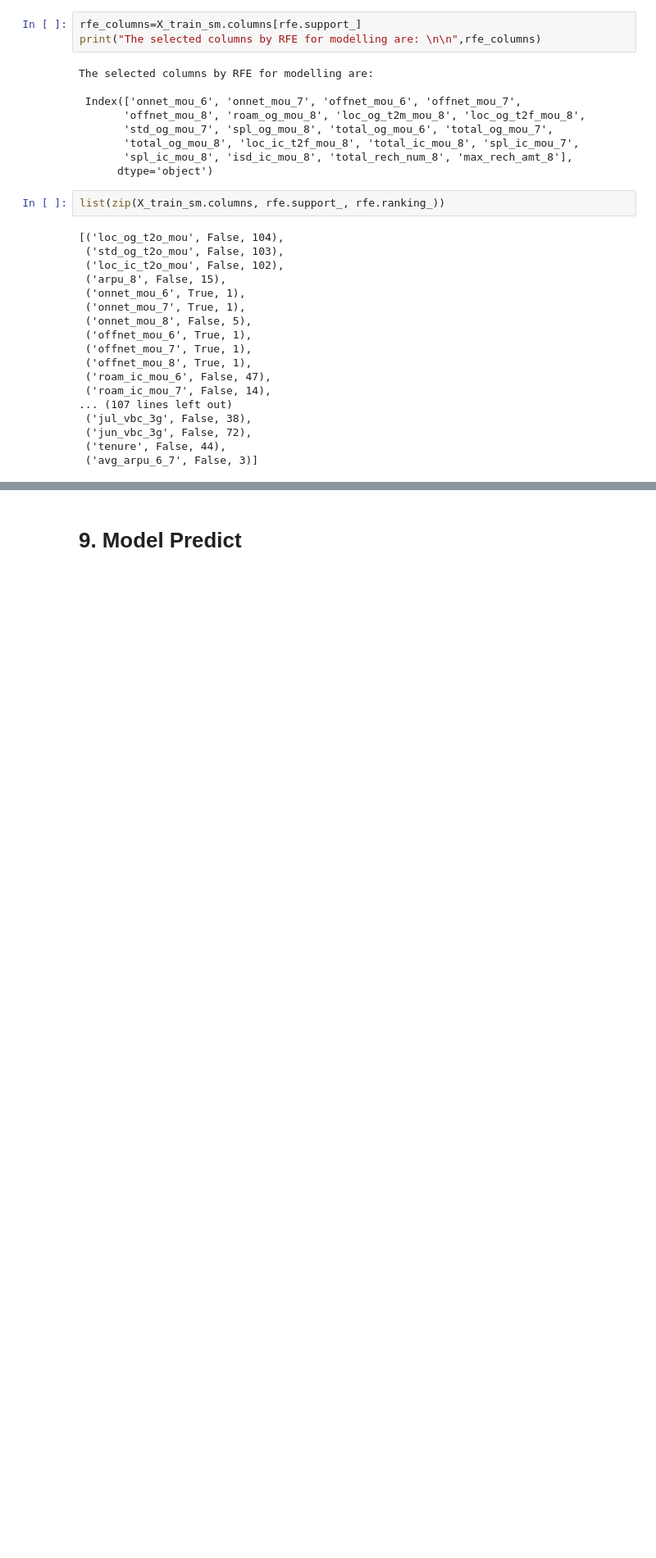
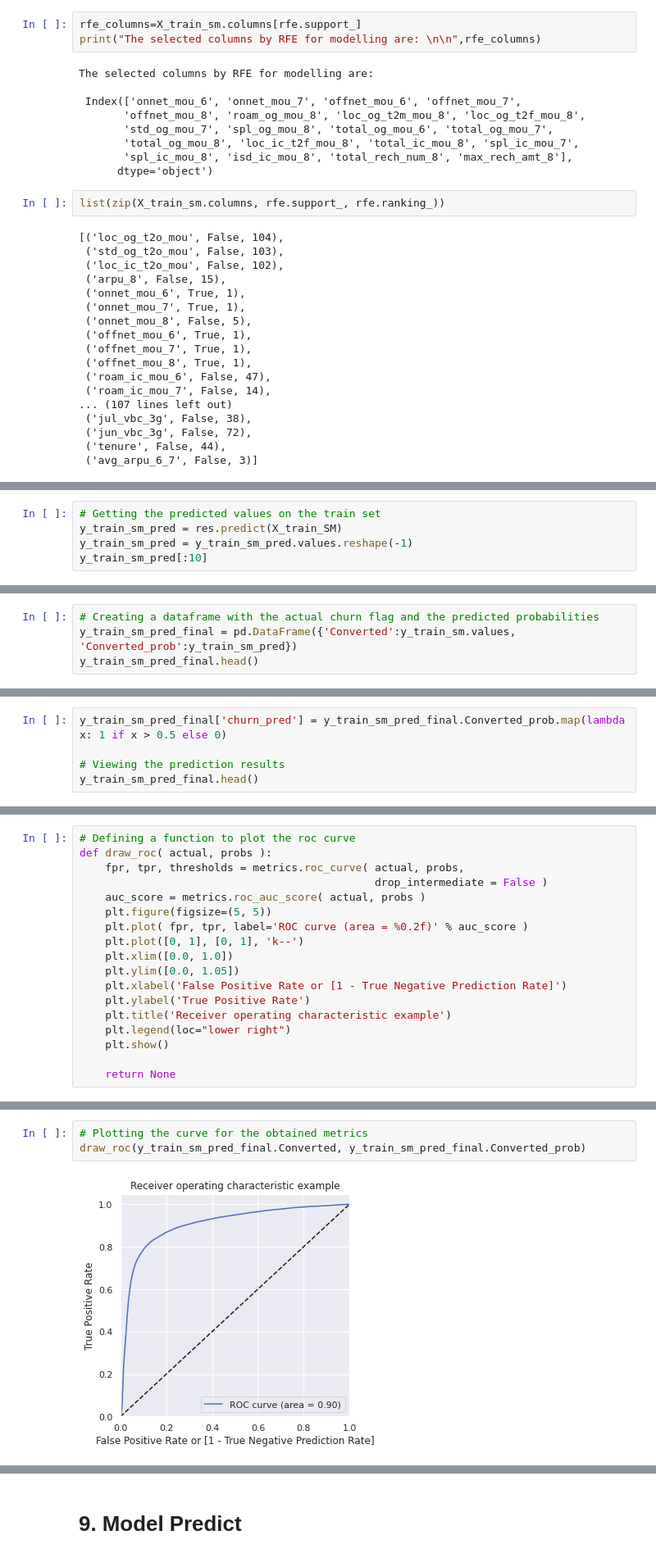
Before and after one commit to pravin691983/TelecomChurnCaseStudy, a Jupyter notebook: PRAVIN_TAWADE.ipynb, the cells around one changed output, grey strips where cells are left out. Shown at 82% size. Saved outputs shown, nothing was run; the diff lists cells and outputs as text; blank space fills up the shorter version.

```diff
--- a/PRAVIN_TAWADE.ipynb
+++ b/PRAVIN_TAWADE.ipynb
@@ -1009,0 +1011,5 @@ Trade-offs always help us to find the sweet spot or the middle ground. Machine l
+# %%
+# Getting the predicted values on the train set
+y_train_sm_pred = res.predict(X_train_SM)
+y_train_sm_pred = y_train_sm_pred.values.reshape(-1)
+y_train_sm_pred[:10]
@@ -1009,0 +1019,4 @@ Trade-offs always help us to find the sweet spot or the middle ground. Machine l
+# %%
+# Creating a dataframe with the actual churn flag and the predicted probabilities
+y_train_sm_pred_final = pd.DataFrame({'Converted':y_train_sm.values, 'Converted_prob':y_train_sm_pred})
+y_train_sm_pred_final.head()
@@ -1009,0 +1032,5 @@ Trade-offs always help us to find the sweet spot or the middle ground. Machine l
+# %%
+y_train_sm_pred_final['churn_pred'] = y_train_sm_pred_final.Converted_prob.map(lambda x: 1 if x > 0.5 else 0)
+
+# Viewing the prediction results
+y_train_sm_pred_final.head()
@@ -1009,0 +1104,18 @@ Trade-offs always help us to find the sweet spot or the middle ground. Machine l
+# %%
+# Defining a function to plot the roc curve
+def draw_roc( actual, probs ):
+    fpr, tpr, thresholds = metrics.roc_curve( actual, probs,
+                                              drop_intermediate = False )
+    auc_score = metrics.roc_auc_score( actual, probs )
+    plt.figure(figsize=(5, 5))
+    plt.plot( fpr, tpr, label='ROC curve (area = %0.2f)' % auc_score )
+    plt.plot([0, 1], [0, 1], 'k--')
+    plt.xlim([0.0, 1.0])
+    plt.ylim([0.0, 1.05])
+    plt.xlabel('False Positive Rate or [1 - True Negative Prediction Rate]')
+    plt.ylabel('True Positive Rate')
+    plt.title('Receiver operating characteristic example')
+    plt.legend(loc="lower right")
+    plt.show()
+
+    return None
@@ -1009,0 +1133,5 @@ Trade-offs always help us to find the sweet spot or the middle ground. Machine l
+# %%
+# Plotting the curve for the obtained metrics
+draw_roc(y_train_sm_pred_final.Converted, y_train_sm_pred_final.Converted_prob)
+# %% [output]
+[figure, added]
```
Also changed, not shown: parts of 144 cells of this notebook.
